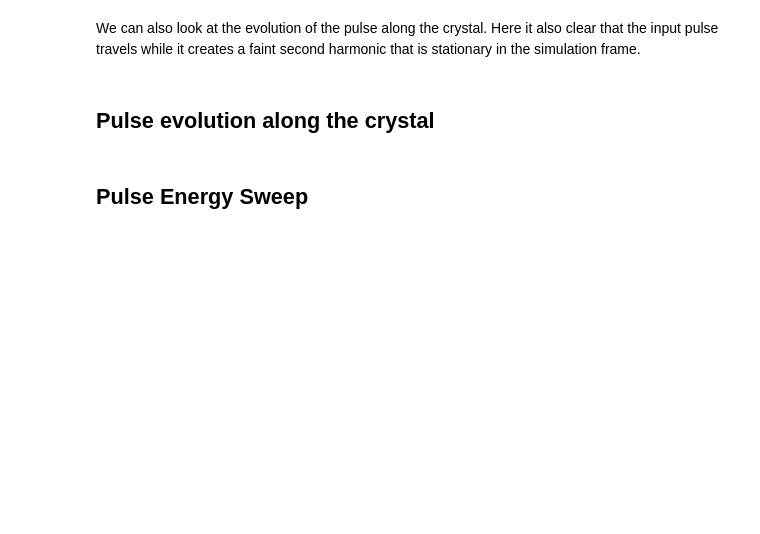
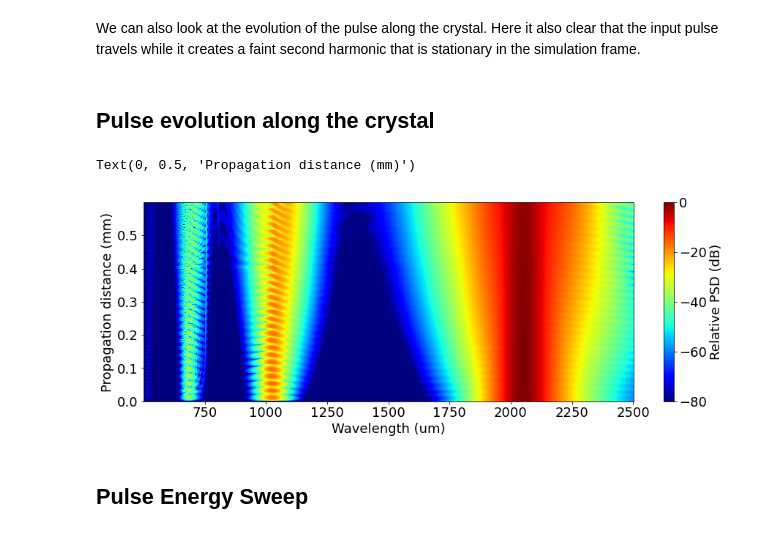
Before and after one commit to ledezmaluism/snow, a Jupyter notebook: Notebooks/Example_waveguide_SCG_Marcs_Optica.ipynb, the cells around one changed output. Cells and saved outputs as stored; diff of their text form; code cells hidden in the pictures; blank space fills up the shorter version.

```diff
--- a/Notebooks/Example_waveguide_SCG_Marcs_Optica.ipynb
+++ b/Notebooks/Example_waveguide_SCG_Marcs_Optica.ipynb
@@ -376,8 +339,8 @@ We can also look at the evolution of the pulse along the crystal. Here it also c
 # %% [markdown]
 ## Pulse evolution along the crystal
 # %%
-# #Downsample evolution for plotting
-# Ndown = 5
-# pulse_evol = pulse_evol_full[::,::Ndown]
-# Nsteps = pulse_evol.shape[1]-1
+#Downsample evolution for plotting
+Ndown = 10
+pulse_evol = pulse_evol_full[::,::Ndown]
+Nsteps = pulse_evol.shape[1]-1
 # %%
@@ -395,20 +358,29 @@ We can also look at the evolution of the pulse along the crystal. Here it also c
 # %%
-# A_evol = np.zeros((t.size, Nsteps+1))
+A_evol = np.zeros((t.size, Nsteps+1))
+for k in range(Nsteps+1):
+    x = pulse_evol[:,k]
+    _ , Aesd = pulses.get_esd(t, x)
+    A_evol[:,k] = 10*np.log10(Aesd)
 
-# for k in range(Nsteps+1):
-#     x = pulse_evol[:,k]
-#     _ , Aesd = nlo.get_esd(t, x)
-#     A_evol[:,k] = 10*np.log10(Aesd)
+A_evol = A_evol - np.amax(A_evol)
+A_evol = fftshift(A_evol, axes=0)
 
-# A_evol = A_evol - np.amax(A_evol)
-# A_evol = fftshift(A_evol, axes=0)
-
-# plt.rcParams['figure.figsize'] = [15, 5]
-
-# X,Y = np.meshgrid(fftshift(f+f_ref)*1e-12, np.arange(Nsteps+1)*h*Ndown/mm)
-# plt.figure()
-# plt.pcolormesh(X, Y, (np.transpose(A_evol)), cmap = cc.cm["fire"], vmin=-80, vmax=0)
-# cb = plt.colorbar()
-# cb.set_label('Relative PSD (dB)')
-# plt.xlabel('Frequency (THz)')
-# plt.ylabel('Propagation distance (mm)');
+plt.rcParams['figure.figsize'] = [15, 5]
+wl_min = 0.4
+wl_max = 2.5
+wl_array = c/(fftshift(f)+f_ref)*1e6
+wl_max_idx = np.abs(wl_array - wl_max).argmin()
+wl_min_idx = np.abs(wl_array - wl_min).argmin()
+wl_array = wl_array[wl_max_idx:wl_min_idx]*1e3
+Xwl,Ywl = np.meshgrid(wl_array, np.arange(Nsteps+1)*h*1e3)
+plt.figure()
+# plt.pcolormesh(Xwl, Ywl, (np.transpose(A_evol[wl_max_idx:, :])), cmap = cc.cm["fire"], vmin=-80, vmax=0)
+plt.pcolormesh(Xwl[::4,::], Ywl[::4,::], (np.transpose(A_evol[wl_max_idx:wl_min_idx, ::4])), cmap = cm.jet, vmin=-80, vmax=0)
+# plt.pcolormesh(Xwl, Ywl, (np.transpose(A_evol)), cmap = cm.jet, vmin=-80, vmax=0)
+cb = plt.colorbar()
+cb.set_label('Relative PSD (dB)')
+plt.xlabel('Wavelength (um)')
+plt.ylabel('Propagation distance (mm)')
+# %% [output]
+Text(0, 0.5, 'Propagation distance (mm)')
+[figure, added]
```
Also changed, not shown: parts of 26 cells of this notebook, 1 other file.
